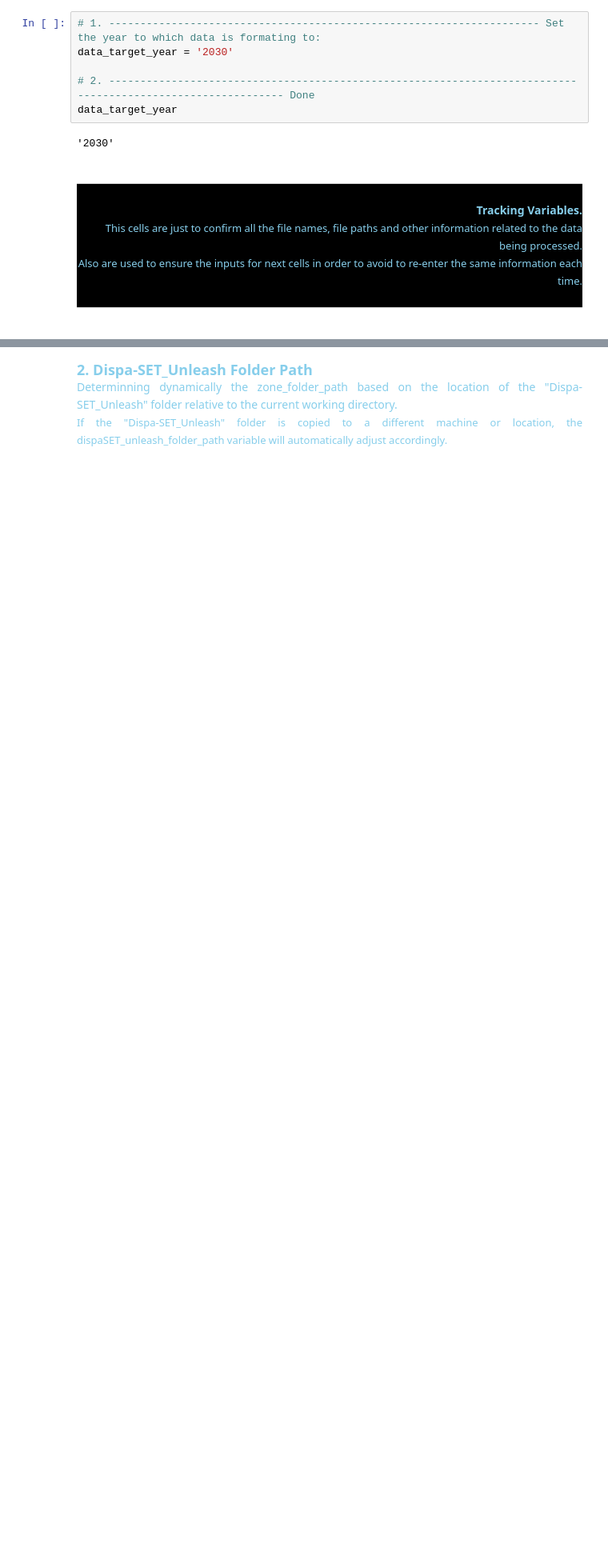
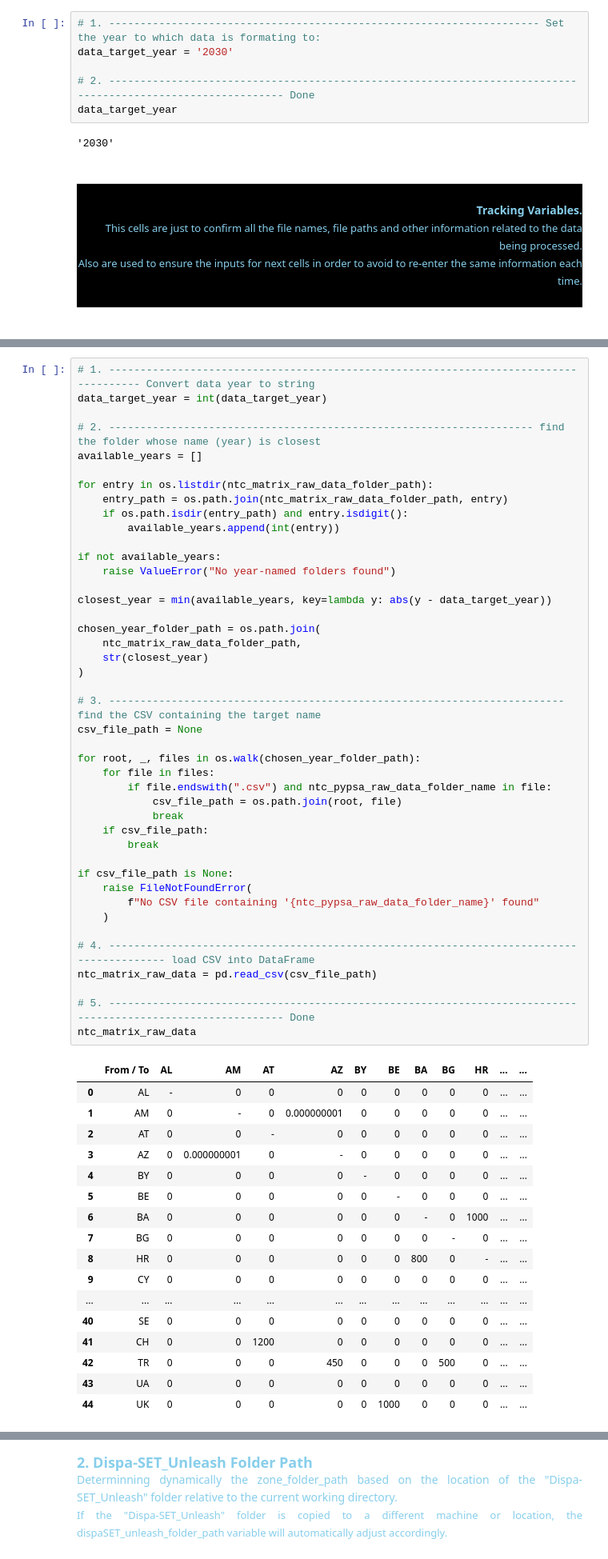
Before and after one commit to RayRojasCandia/Dispa-SET_UNLEASH, a Jupyter notebook: scripts/Unleash_PyPSA_DispaSET_Raw_Data_Processing/PyPSA_NTC_Formatting.ipynb, the cells around one changed output, grey strips where cells are left out. Shown at 80% size. Cells and saved outputs as stored; diff of their text form; blank space fills up the shorter version.

```diff
--- a/scripts/Unleash_PyPSA_DispaSET_Raw_Data_Processing/PyPSA_NTC_Formatting.ipynb
+++ b/scripts/Unleash_PyPSA_DispaSET_Raw_Data_Processing/PyPSA_NTC_Formatting.ipynb
@@ -530,0 +2830,61 @@ print (f"Name of the Scaled Inflows DataFrames (dictionary):       {list(scaled_
+# %%
+# 1. ------------------------------------------------------------------------------------- Convert data year to string
+data_target_year = int(data_target_year)
+
+# 2. -------------------------------------------------------------------- find the folder whose name (year) is closest
+available_years = []
+
+for entry in os.listdir(ntc_matrix_raw_data_folder_path):
+    entry_path = os.path.join(ntc_matrix_raw_data_folder_path, entry)
+    if os.path.isdir(entry_path) and entry.isdigit():
+        available_years.append(int(entry))
+
+if not available_years:
+    raise ValueError("No year-named folders found")
+
+closest_year = min(available_years, key=lambda y: abs(y - data_target_year))
+
+chosen_year_folder_path = os.path.join(
+    ntc_matrix_raw_data_folder_path,
+    str(closest_year)
+)
+
+# 3. ------------------------------------------------------------------------- find the CSV containing the target name
+csv_file_path = None
+
+for root, _, files in os.walk(chosen_year_folder_path):
+    for file in files:
+        if file.endswith(".csv") and ntc_pypsa_raw_data_folder_name in file:
+            csv_file_path = os.path.join(root, file)
+            break
+    if csv_file_path:
+        break
+
+if csv_file_path is None:
+    raise FileNotFoundError(
+        f"No CSV file containing '{ntc_pypsa_raw_data_folder_name}' found"
+    )
+
+# 4. ----------------------------------------------------------------------------------------- load CSV into DataFrame
+ntc_matrix_raw_data = pd.read_csv(csv_file_path)
+
+# 5. ------------------------------------------------------------------------------------------------------------ Done
+ntc_matrix_raw_data
+# %% [output]
+|  | From / To | AL | AM | AT | AZ | BY | BE | BA | BG | HR | ... | ... |
+| 0 | AL | - | 0 | 0 | 0 | 0 | 0 | 0 | 0 | 0 | ... | ... |
+| 1 | AM | 0 | - | 0 | 0.000000001 | 0 | 0 | 0 | 0 | 0 | ... | ... |
+| 2 | AT | 0 | 0 | - | 0 | 0 | 0 | 0 | 0 | 0 | ... | ... |
+| 3 | AZ | 0 | 0.000000001 | 0 | - | 0 | 0 | 0 | 0 | 0 | ... | ... |
+| 4 | BY | 0 | 0 | 0 | 0 | - | 0 | 0 | 0 | 0 | ... | ... |
+| 5 | BE | 0 | 0 | 0 | 0 | 0 | - | 0 | 0 | 0 | ... | ... |
+| 6 | BA | 0 | 0 | 0 | 0 | 0 | 0 | - | 0 | 1000 | ... | ... |
+| 7 | BG | 0 | 0 | 0 | 0 | 0 | 0 | 0 | - | 0 | ... | ... |
+| 8 | HR | 0 | 0 | 0 | 0 | 0 | 0 | 800 | 0 | - | ... | ... |
+| 9 | CY | 0 | 0 | 0 | 0 | 0 | 0 | 0 | 0 | 0 | ... | ... |
+| ... | ... | ... | ... | ... | ... | ... | ... | ... | ... | ... | ... | ... |
+| 40 | SE | 0 | 0 | 0 | 0 | 0 | 0 | 0 | 0 | 0 | ... | ... |
+| 41 | CH | 0 | 0 | 1200 | 0 | 0 | 0 | 0 | 0 | 0 | ... | ... |
+| 42 | TR | 0 | 0 | 0 | 450 | 0 | 0 | 0 | 500 | 0 | ... | ... |
+| 43 | UA | 0 | 0 | 0 | 0 | 0 | 0 | 0 | 0 | 0 | ... | ... |
+| 44 | UK | 0 | 0 | 0 | 0 | 0 | 1000 | 0 | 0 | 0 | ... | ... |
```
Also changed, not shown: parts of 41 cells of this notebook, 30 other files.
